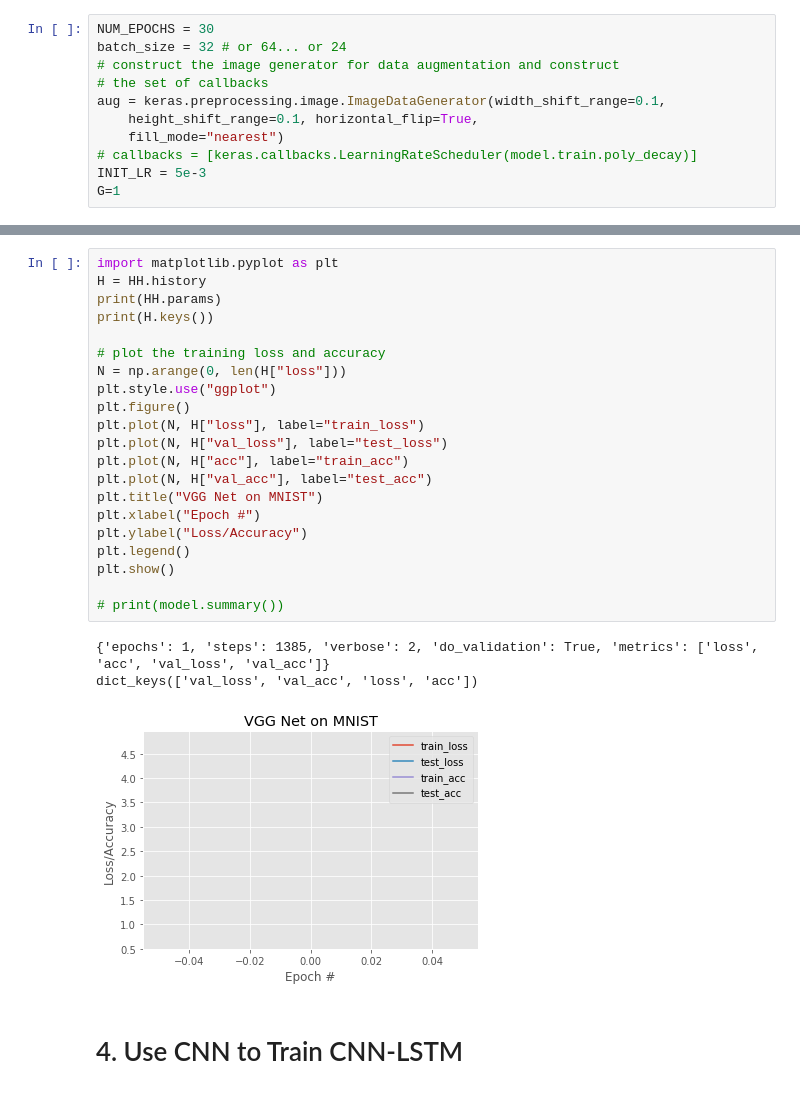
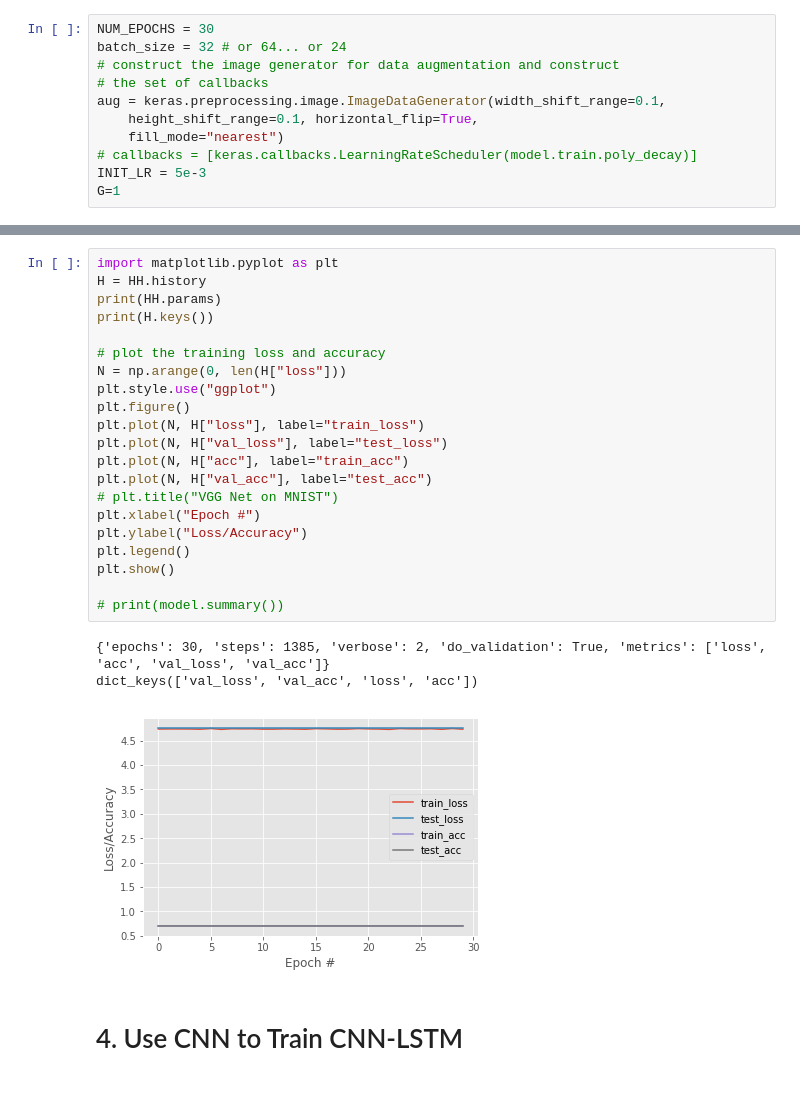
Before and after one commit to chirag93/hackcambridge, a Jupyter notebook: HackCambridge For Prototyping Main File.ipynb, the cells around one changed output, grey strips where cells are left out. Cells and saved outputs as stored; diff of their text form.

```diff
--- a/HackCambridge For Prototyping Main File.ipynb
+++ b/HackCambridge For Prototyping Main File.ipynb
@@ -212,27 +212,27 @@ Epoch 14/30
 # %%
 import matplotlib.pyplot as plt
 H = HH.history
 print(HH.params)
 print(H.keys())
 
 # plot the training loss and accuracy
 N = np.arange(0, len(H["loss"]))
 plt.style.use("ggplot")
 plt.figure()
 plt.plot(N, H["loss"], label="train_loss")
 plt.plot(N, H["val_loss"], label="test_loss")
 plt.plot(N, H["acc"], label="train_acc")
 plt.plot(N, H["val_acc"], label="test_acc")
-plt.title("VGG Net on MNIST")
+# plt.title("VGG Net on MNIST")
 plt.xlabel("Epoch #")
 plt.ylabel("Loss/Accuracy")
 plt.legend()
 plt.show()
 
 # print(model.summary())
 # %% [output]
-{'epochs': 1, 'steps': 1385, 'verbose': 2, 'do_validation': True, 'metrics': ['loss', 'acc', 'val_loss', 'val_acc']}
+{'epochs': 30, 'steps': 1385, 'verbose': 2, 'do_validation': True, 'metrics': ['loss', 'acc', 'val_loss', 'val_acc']}
 dict_keys(['val_loss', 'val_acc', 'loss', 'acc'])
-[figure, old version]
+[figure, new version]
 # %% [markdown]
 # 4. Use CNN to Train CNN-LSTM
```
Also changed, not shown: parts of 3 cells of this notebook, 5 other files.
